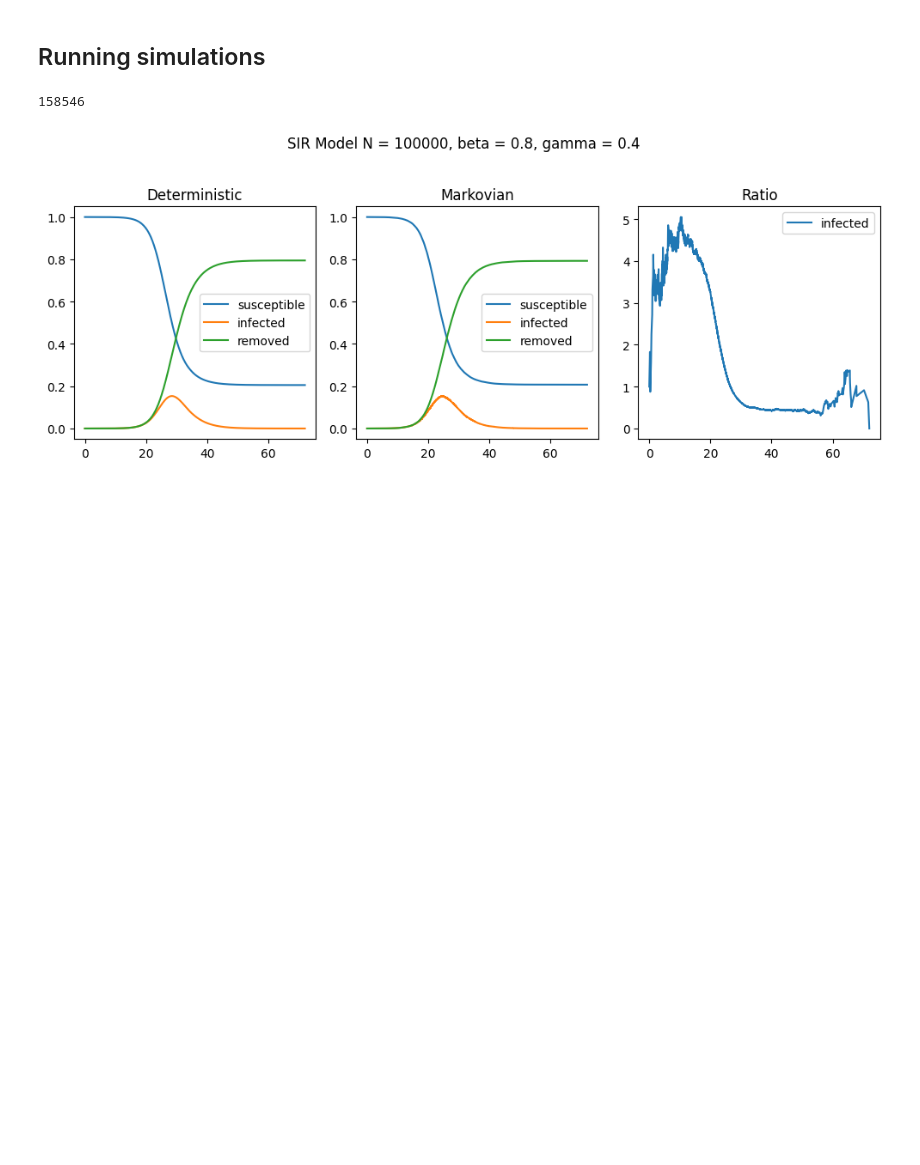
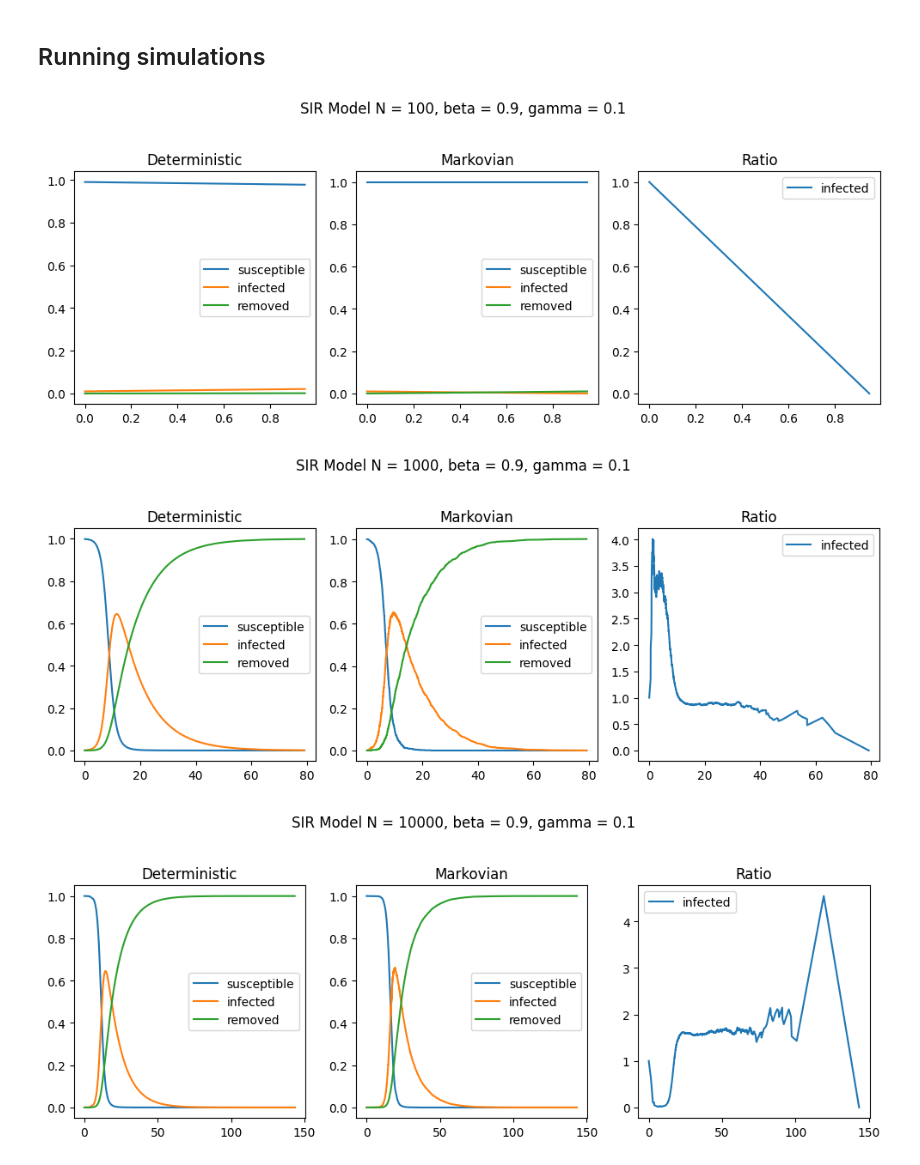
Before and after one commit to Vinschers/queueing-theory, a Jupyter notebook: Project1_DUTRA_VICENTIN.ipynb, the cells around one changed output. Cells and saved outputs as stored; diff of their text form; code cells hidden in the pictures; blank space fills up the shorter version.

Commit message:
Add simulations for varying N

```diff
--- a/Project1_DUTRA_VICENTIN.ipynb
+++ b/Project1_DUTRA_VICENTIN.ipynb
@@ -80,23 +78,11 @@ def create_system(beta, gamma):
 # %%
 def SIR(N, t_eval, beta, gamma):
     system = create_system(beta, gamma)
-    y0 = [1-1/N, 1/N, 0]
+    infected = 1
+    y0 = [1-infected/N, infected/N, 0]
 
     sol = solve_ivp(system, (0, t_eval[-1]), y0, t_eval=t_eval)
 
     return sol.y[0], sol.y[1], sol.y[2], sol.t
 # %% [markdown]
 ## Running simulations
-# %%
-beta = 0.8
-gamma = 0.4
-T_max = 100_0000
-N = 100_000
-# %%
-x_markov, t_markov = markov_sir(N, beta, gamma, T_max)
-x_markov = x_markov / N
-
-s_markov, i_markov, r_markov = x_markov[:, 0], x_markov[:, 1], x_markov[:, 2]
-print(t_markov.size)
-# %% [output]
-158546
@@ -105,27 +89,42 @@ s_sir, i_sir, r_sir, t_sir = SIR(N, t_markov, beta, gamma)
 # %%
-fig, axs = plt.subplots(1, 3, figsize=(10, 4))
+def plot_simulation(s_sir, i_sir, r_sir, t_sir, s_markov, i_markov, r_markov, t_markov):
+    fig, axs = plt.subplots(1, 3, figsize=(10, 4))
 
-axs[0].plot(t_sir, s_sir, label='susceptible')
-axs[0].plot(t_sir, i_sir, label='infected')
-axs[0].plot(t_sir, r_sir, label='removed')
-axs[0].set_title('Deterministic')
-axs[0].legend()
+    axs[0].plot(t_sir, s_sir, label='susceptible')
+    axs[0].plot(t_sir, i_sir, label='infected')
+    axs[0].plot(t_sir, r_sir, label='removed')
+    axs[0].set_title('Deterministic')
+    axs[0].legend()
 
-axs[1].plot(t_markov, s_markov, label='susceptible')
-axs[1].plot(t_markov, i_markov, label='infected')
-axs[1].plot(t_markov, r_markov, label='removed')
-axs[1].set_title('Markovian')
-axs[1].legend()
+    axs[1].plot(t_markov, s_markov, label='susceptible')
+    axs[1].plot(t_markov, i_markov, label='infected')
+    axs[1].plot(t_markov, r_markov, label='removed')
+    axs[1].set_title('Markovian')
+    axs[1].legend()
 
-# axs[2].plot(t_markov, s_markov/s_sir, label='susceptible')
-axs[2].plot(t_markov, i_markov/i_sir, label='infected')
-# axs[2].plot(t_markov, r_markov/r_sir, label='removed')
-axs[2].set_title('Ratio')
-axs[2].legend()
+    axs[2].plot(t_markov, i_markov/i_sir, label='infected')
+    axs[2].set_title('Ratio')
+    axs[2].legend()
 
-fig.suptitle(f'SIR Model {N = }, {beta = }, {gamma = }')
+    fig.suptitle(f'SIR Model {N = }, {beta = }, {gamma = }')
 
-plt.tight_layout(rect=[0, 0, 1, 0.95])
-plt.show()
+    plt.tight_layout(rect=[0, 0, 1, 0.95])
+    plt.show()
-# %% [output]
-[figure, removed]
+# %%
+beta = 0.9
+gamma = 0.1
+T_max = 1_000_000
+
+for N in [1e2, 1e3, 1e4, 1e5, 1e6]:
+    x_markov, t_markov = markov_sir(N, beta, gamma, T_max)
+    x_markov = x_markov / N
+
+    s_markov, i_markov, r_markov = x_markov[:, 0], x_markov[:, 1], x_markov[:, 2]
+
+    s_sir, i_sir, r_sir, t_sir = SIR(N, t_markov, beta, gamma)
+
+    plot_simulation(s_sir, i_sir, r_sir, t_sir, s_markov, i_markov, r_markov, t_markov)
+# %% [output]
+[figure, added]
+[figure, added]
+[figure, added]
```
Also changed, not shown: parts of 4 cells of this notebook.
